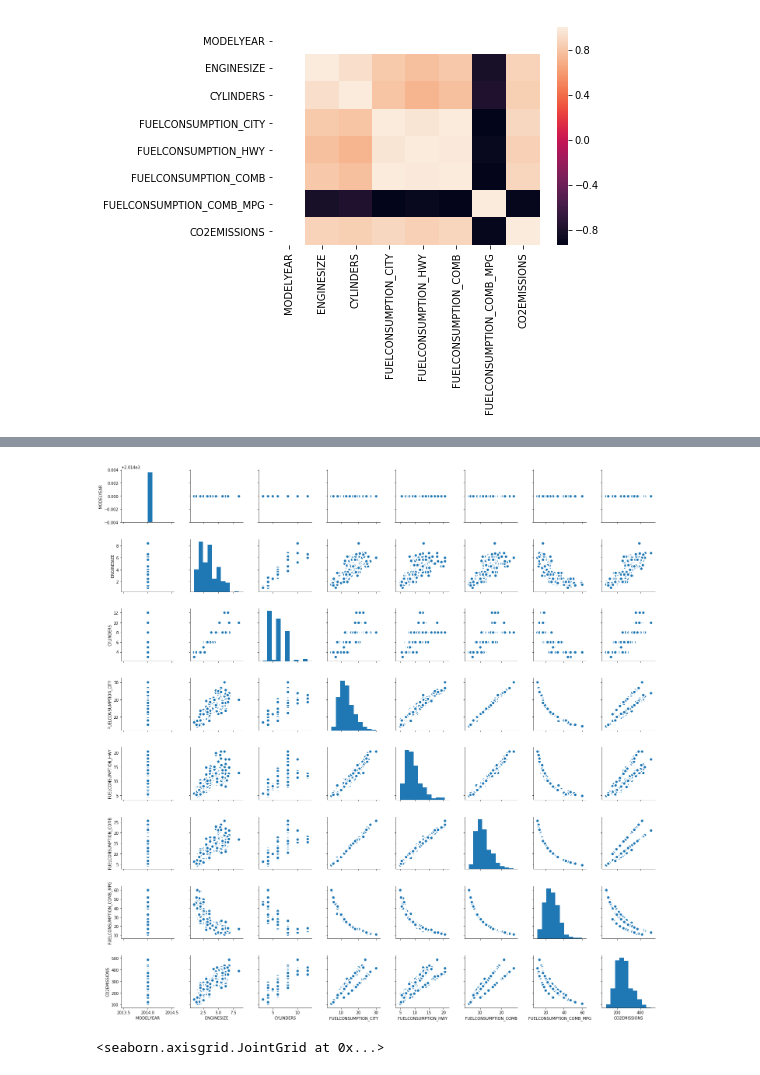
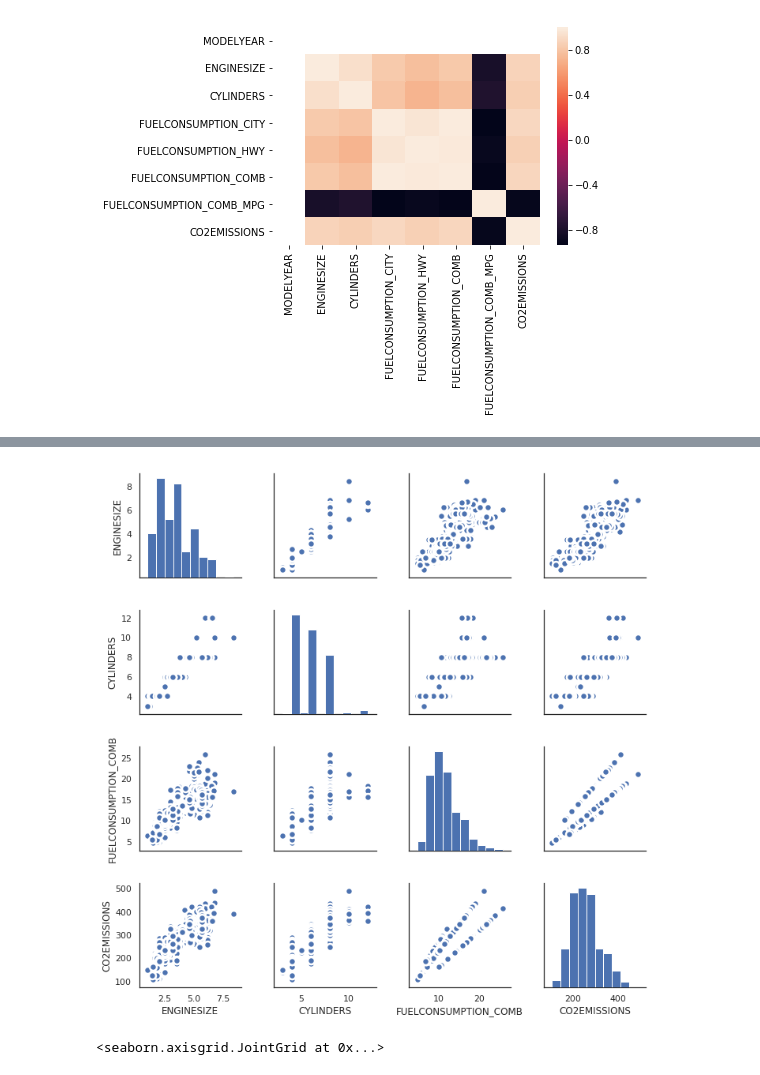
Before and after one commit to carlos-datascientist/regression, a Jupyter notebook: multi-variable regression.ipynb, the cells around one changed output, grey strips where cells are left out. Cells and saved outputs as stored; diff of their text form; code cells hidden in the pictures.

```diff
--- a/multi-variable regression.ipynb
+++ b/multi-variable regression.ipynb
@@ -75,12 +75,15 @@ corr.style.background_gradient(cmap='coolwarm').set_precision(2)
 | FUELCONSUMPTION_COMB | nan | 0.82 | 0.78 | 1 | 0.99 | 1 | ... |
 | FUELCONSUMPTION_COMB_MPG | nan | -0.81 | -0.77 | -0.94 | -0.89 | -0.93 | ... |
 | CO2EMISSIONS | nan | 0.87 | 0.85 | 0.9 | 0.86 | 0.89 | ... |
+# %%
+# Select features of interest for model
+cdf = df_fuel[['ENGINESIZE','CYLINDERS','FUELCONSUMPTION_COMB','CO2EMISSIONS']]
 # %%
 # Another way of examining correlations is by looking at scatter plots
-sns.pairplot(df_fuel, kind="scatter", plot_kws=dict(s=80, edgecolor="white", linewidth=2.5))
+sns.pairplot(cdf, kind="scatter", plot_kws=dict(s=80, edgecolor="white", linewidth=2.5))
 plt.show()
 # %% [output]
-[figure, old version]
+[figure, new version]
 # %%
 sns.set(style="white", color_codes=True)
 sns.jointplot(x=df_fuel["ENGINESIZE"], y=df_fuel["FUELCONSUMPTION_COMB"], kind='kde', color="skyblue")
```
Also changed, not shown: parts of 34 cells of this notebook.
